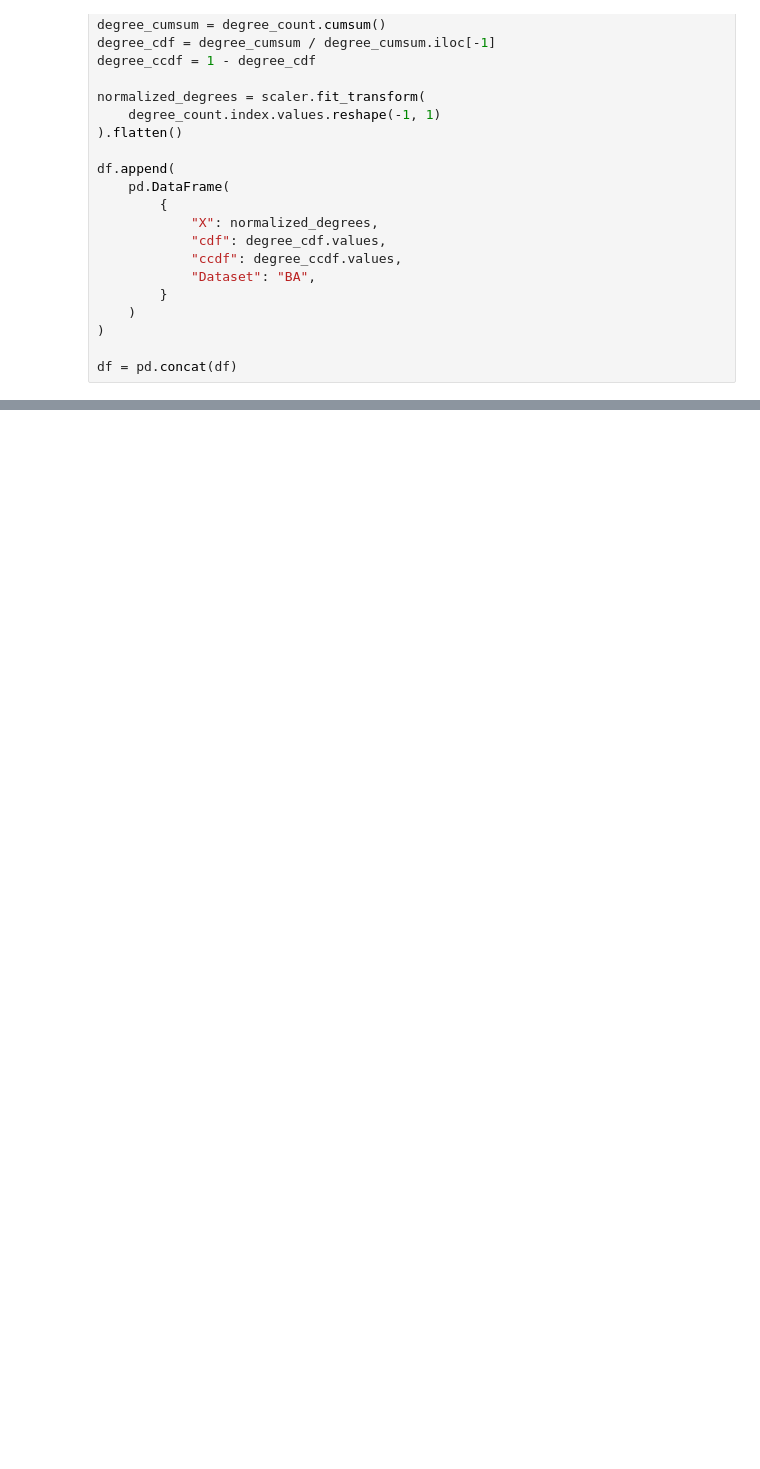
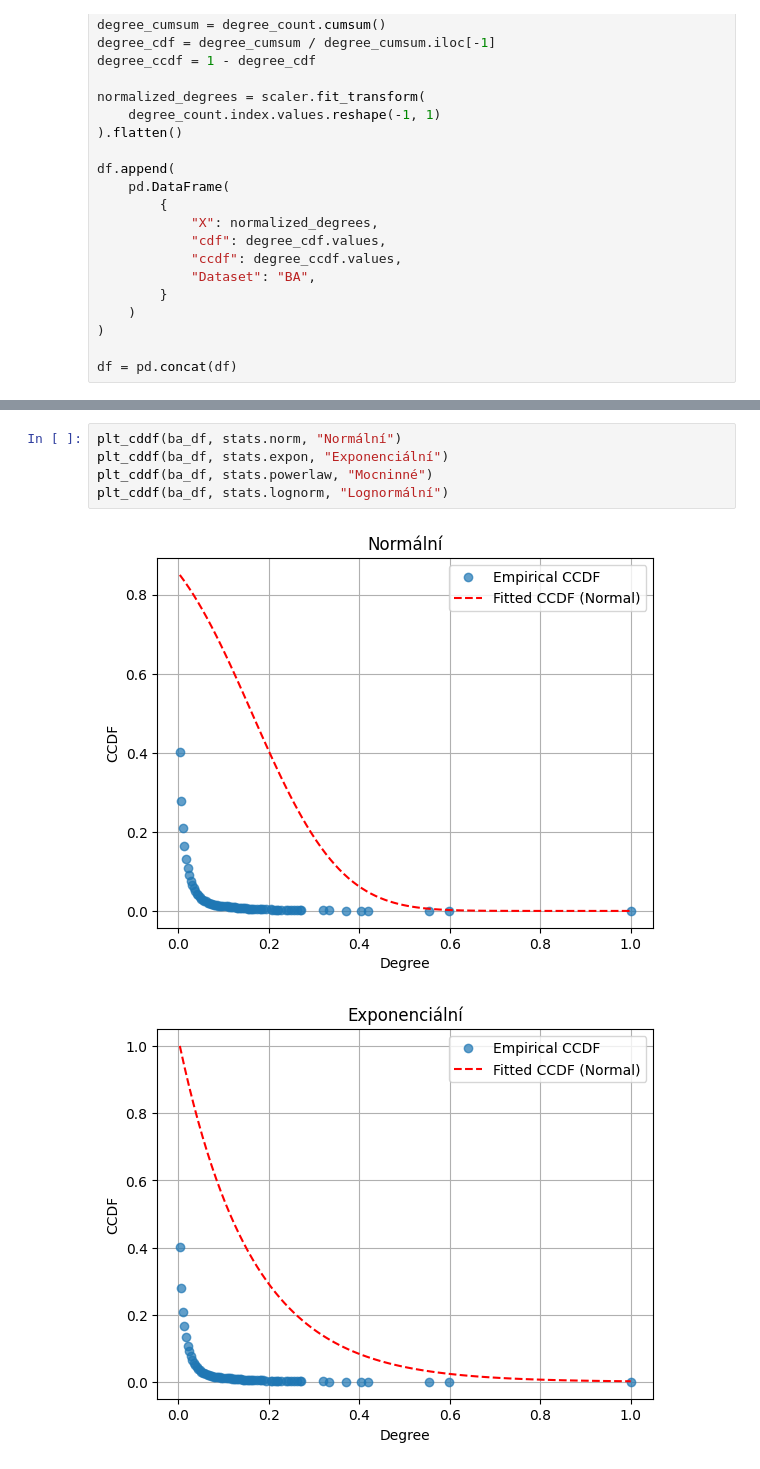
Before and after one commit to gaitovrat/MAS-1, a Jupyter notebook: notebooks/RandomDistribution.ipynb, the cells around one changed output, grey strips where cells are left out. Saved outputs shown, nothing was run; the diff lists cells and outputs as text; blank space fills up the shorter version.

```diff
--- a/notebooks/RandomDistribution.ipynb
+++ b/notebooks/RandomDistribution.ipynb
@@ -193,0 +226,8 @@ plt.show()
+# %%
+plt_cddf(ba_df, stats.norm, "Normální")
+plt_cddf(ba_df, stats.expon, "Exponenciální")
+plt_cddf(ba_df, stats.powerlaw, "Mocninné")
+plt_cddf(ba_df, stats.lognorm, "Lognormální")
+# %% [output]
+[figure, added]
+[figure, added]
```
Also changed, not shown: parts of 7 cells of this notebook.
